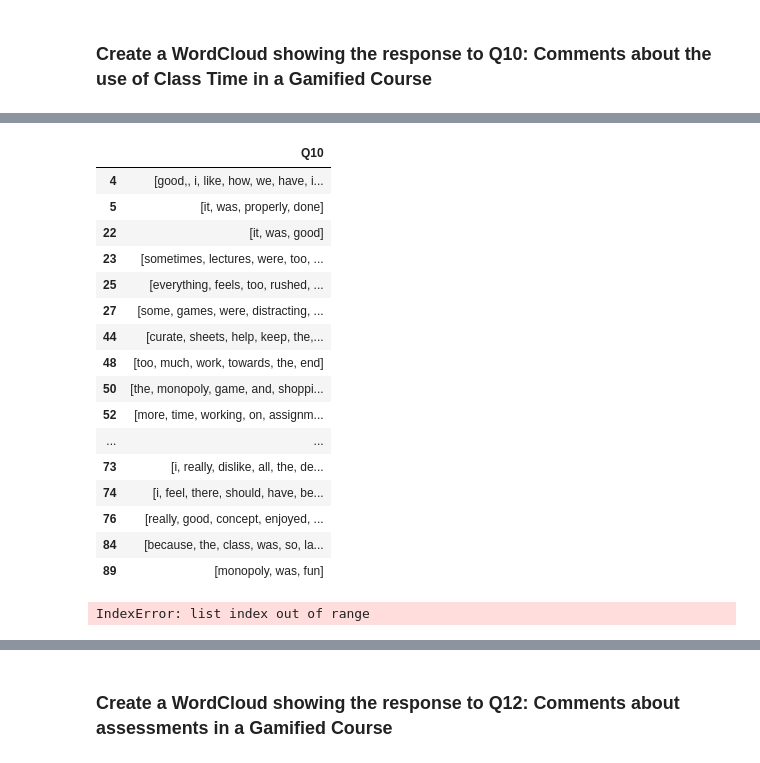
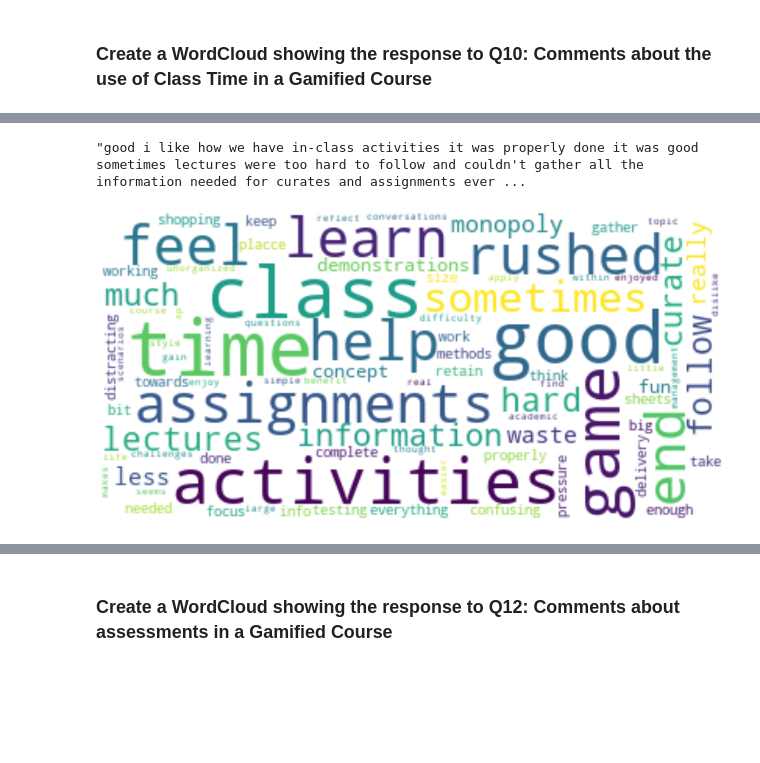
Before and after one commit to DrStephPowers/business-degree, a Jupyter notebook: Analyze Survey.ipynb, the cells around one changed output, grey strips where cells are left out. Drawn from its saved outputs; the diff is of its cells as text; code cells hidden in the pictures; blank space fills up the shorter version.

```diff
--- a/Analyze Survey.ipynb
+++ b/Analyze Survey.ipynb
@@ -190,47 +194,29 @@ Q10_open.head()
 Name: Q10, dtype: object
-# %%
-Q10_open=pd.DataFrame(Q10_open) # convert to dataframe
-Q10_open
-# %% [output]
-|  | Q10 |
-| 4 | [good,, i, like, how, we, have, i... |
-| 5 | [it, was, properly, done] |
-| 22 | [it, was, good] |
-| 23 | [sometimes, lectures, were, too, ... |
-| 25 | [everything, feels, too, rushed, ... |
-| 27 | [some, games, were, distracting, ... |
-| 44 | [curate, sheets, help, keep, the,... |
-| 48 | [too, much, work, towards, the, end] |
-| 50 | [the, monopoly, game, and, shoppi... |
-| 52 | [more, time, working, on, assignm... |
-| ... | ... |
-| 73 | [i, really, dislike, all, the, de... |
-| 74 | [i, feel, there, should, have, be... |
-| 76 | [really, good, concept, enjoyed, ... |
-| 84 | [because, the, class, was, so, la... |
-| 89 | [monopoly, was, fun] |
+# %%
+Q10_open_cleaned = []
+
+for Q10 in Q10_open:
+    Q10 = [x.strip(string.punctuation) for x in Q10] #remove punctuation
+    Q10_open_cleaned.append(Q10)
+
+Q10_open_cleaned[0]
+
+Q10_text = [" ".join(Q10) for Q10 in Q10_open_cleaned]  #merge into single set of text
+final_text_Q10 = " ".join(Q10_text)
+final_text_Q10[:500]
+# %% [output]
+"good i like how we have in-class activities it was properly done it was good sometimes lectures were too hard to follow and couldn't gather all the information needed for curates and assignments ever ...
 # %%
-Q10_open_cleaned = []
-
-for Q10 in Q10_open:
-    Q10 = [x.strip(string.punctuation) for x in Q10] #remove punctuation
-    Q10_open.append(Q10)
-
-Q10_open_cleaned[0]
-
-Q10_text = [" ".join(Q10) for Q10 in Q10_open_cleaned]  #merge into single set of text
-final_text_Q10 = " ".join(Q10_text)
-final_text_Q10[:500]
 
 stopwords = set(STOPWORDS)   #remove unimportant words
 stopwords.update(["subject","re"])
 
 wordcloud_Q10 = WordCloud(stopwords=stopwords, background_color="white", max_font_size=50, max_words=100).generate(final_text_Q10)
 
 # Lines 2 - 5
 plt.figure(figsize = (20,20))
 plt.imshow(wordcloud_Q10, interpolation='bilinear')
 plt.axis("off")
 plt.show()
 # %% [output]
-IndexError: list index out of range
+[figure, added]
```
Also changed, not shown: parts of 6 cells of this notebook.
